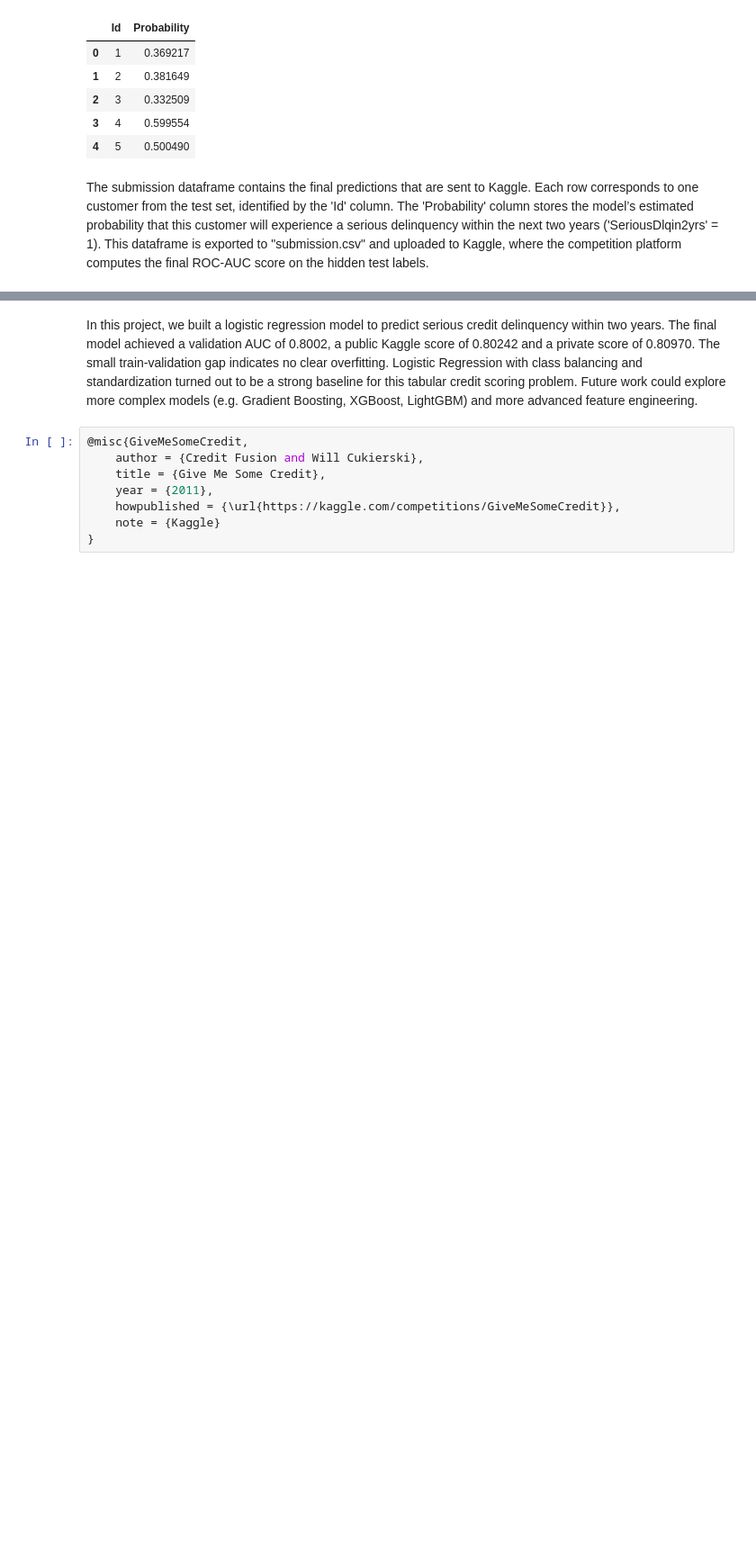
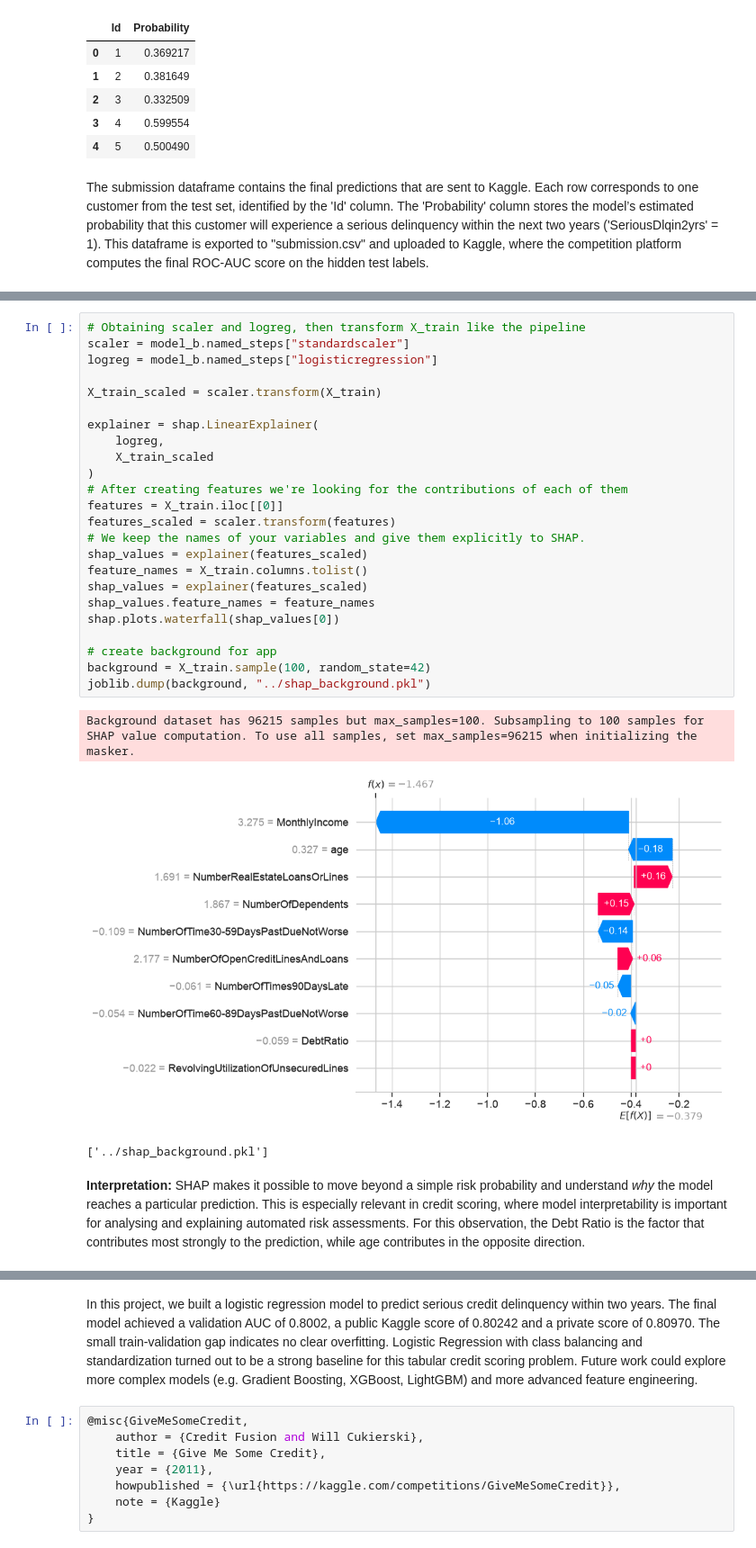
Before and after one commit to Kaabi-ml/give-me-some-credit, a Jupyter notebook: notebook/credit-risk-model.ipynb, the cells around one changed output, grey strips where cells are left out. Shown at 90% size. Cells and saved outputs as stored; diff of their text form; blank space fills up the shorter version.

Commit message:
adding interpretation of model on notebook and using it for risks factors on the application

```diff
--- a/notebook/credit-risk-model.ipynb
+++ b/notebook/credit-risk-model.ipynb
@@ -323 +332,31 @@ This dataframe is exported to "submission.csv" and uploaded to Kaggle, where the
+# %%
+# Obtaining scaler and logreg, then transform X_train like the pipeline
+scaler = model_b.named_steps["standardscaler"]
+logreg = model_b.named_steps["logisticregression"]
+
+X_train_scaled = scaler.transform(X_train)
+
+explainer = shap.LinearExplainer(
+    logreg,
+    X_train_scaled
+)
+# After creating features we're looking for the contributions of each of them
+features = X_train.iloc[[0]]
+features_scaled = scaler.transform(features)
+# We keep the names of your variables and give them explicitly to SHAP.
+shap_values = explainer(features_scaled)
+feature_names = X_train.columns.tolist()
+shap_values = explainer(features_scaled)
+shap_values.feature_names = feature_names
+shap.plots.waterfall(shap_values[0])
+
+# create background for app
+background = X_train.sample(100, random_state=42)
+joblib.dump(background, "../shap_background.pkl")
+# %% [output]
+Background dataset has 96215 samples but max_samples=100. Subsampling to 100 samples for SHAP value computation. To use all samples, set max_samples=96215 when initializing the masker.
+[figure, added]
+['../shap_background.pkl']
+# %% [markdown]
+**Interpretation:** SHAP makes it possible to move beyond a simple risk probability and understand *why* the model reaches a particular prediction. This is especially relevant in credit scoring, where model interpretability is important for analysing and explaining automated risk assessments. For this observation, the Debt Ratio is the factor that contributes most strongly to the prediction, while age contributes in the opposite direction.
 # %% [markdown]
```
Also changed, not shown: parts of 5 cells of this notebook, 2 other files.
